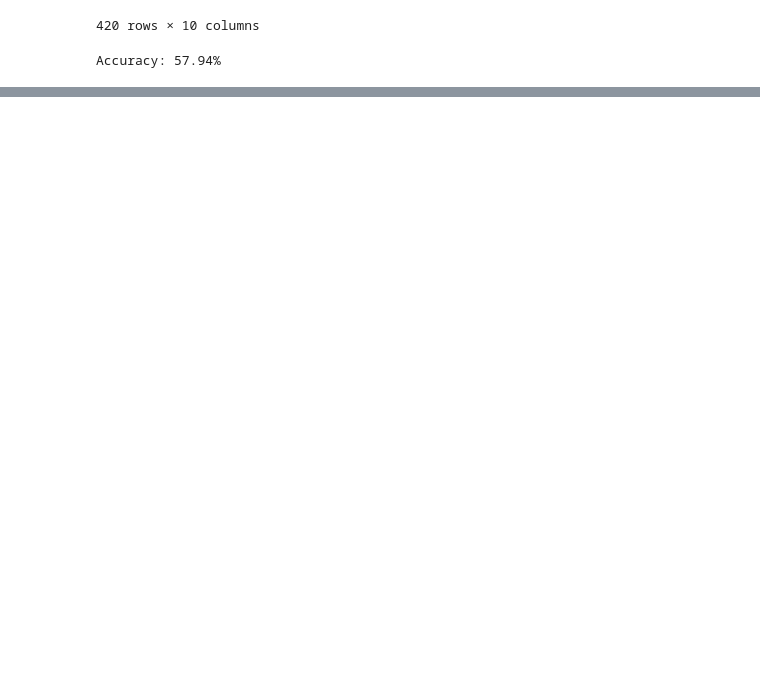
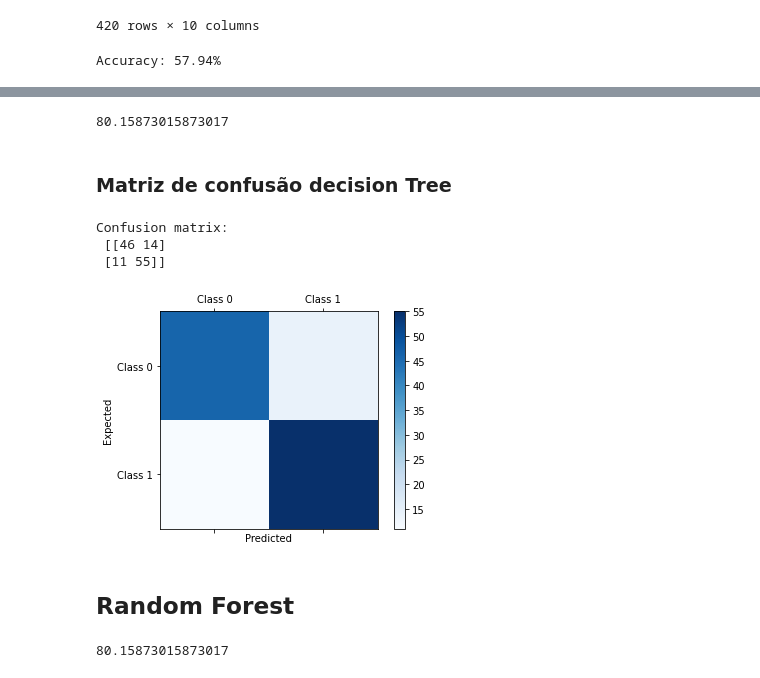
Before and after one commit to marcosavdl/mdnc_trab_1, a Jupyter notebook: Trabalho_1.ipynb, the cells around one changed output, grey strips where cells are left out. Drawn from its saved outputs; the diff is of its cells as text; code cells hidden in the pictures; blank space fills up the shorter version.

```diff
--- a/Trabalho_1.ipynb
+++ b/Trabalho_1.ipynb
@@ -218,13 +226,13 @@ x
 | 419 | 1.0 | 0.00 | 0.0 | 0.000000 | 0.000000 | 0.00000 | 0.0 | ... |
 420 rows × 10 columns
 # %%
-x_train, x_test, y_train, y_test = train_test_split(x, y, test_size=0.3, random_state=42)
+x_train_select, x_test_select, y_train_select, y_test_select = train_test_split(x_select, y, test_size=0.3, random_state=42)
 # %%
 model_1 = KNeighborsClassifier(n_neighbors=50)
-model_1.fit(x_train, y_train)
-y_pred = model_1.predict(x_test)
+model_1.fit(x_train_select, y_train_select)
+y_pred_select = model_1.predict(x_test_select)
 
-accuracy = accuracy_score(y_test, y_pred)
-print("Accuracy: %.2f%%" % (accuracy * 100.0))
+accuracy_select = accuracy_score(y_test_select, y_pred_select)
+print("Accuracy: %.2f%%" % (accuracy_select * 100.0))
 # %% [output]
 Accuracy: 57.94%
@@ -230,0 +243,4 @@ Accuracy: 57.94%
+# %%
+clf = tree.DecisionTreeClassifier()
+clf.fit(x_train, y_train)
+y_pred_tree = clf.predict(x_test)
@@ -230,0 +249,6 @@ Accuracy: 57.94%
+# %%
+print(accuracy_score(y_test, y_pred_tree)*100)
+# %% [output]
+80.15873015873017
+# %% [markdown]
+### Matriz de confusão decision Tree
@@ -230,0 +258,21 @@ Accuracy: 57.94%
+# %%
+conf_mat = confusion_matrix(y_true=y_test, y_pred=y_pred_tree)
+print('Confusion matrix:\n', conf_mat)
+
+labels = ['Class 0', 'Class 1']
+fig = plt.figure()
+ax = fig.add_subplot(111)
+cax = ax.matshow(conf_mat, cmap=plt.cm.Blues)
+fig.colorbar(cax)
+ax.set_xticklabels([''] + labels)
+ax.set_yticklabels([''] + labels)
+plt.xlabel('Predicted')
+plt.ylabel('Expected')
+plt.show()
+# %% [output]
+Confusion matrix:
+ [[46 14]
+ [11 55]]
+[figure, added]
+# %% [markdown]
+## Random Forest
@@ -230,0 +287,4 @@ Accuracy: 57.94%
+# %%
+print(accuracy_score(y_test, y_pred_tree)*100)
+# %% [output]
+80.15873015873017
```
Also changed, not shown: parts of 9 cells of this notebook, 2 other files.
